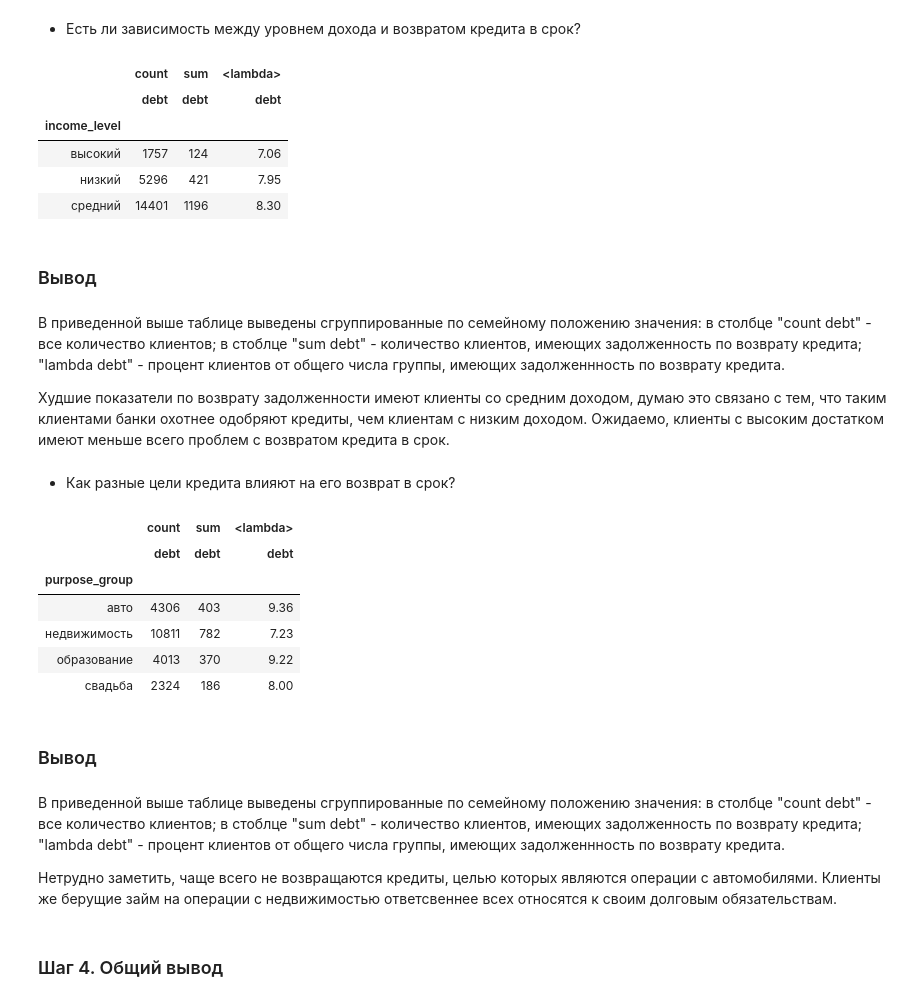
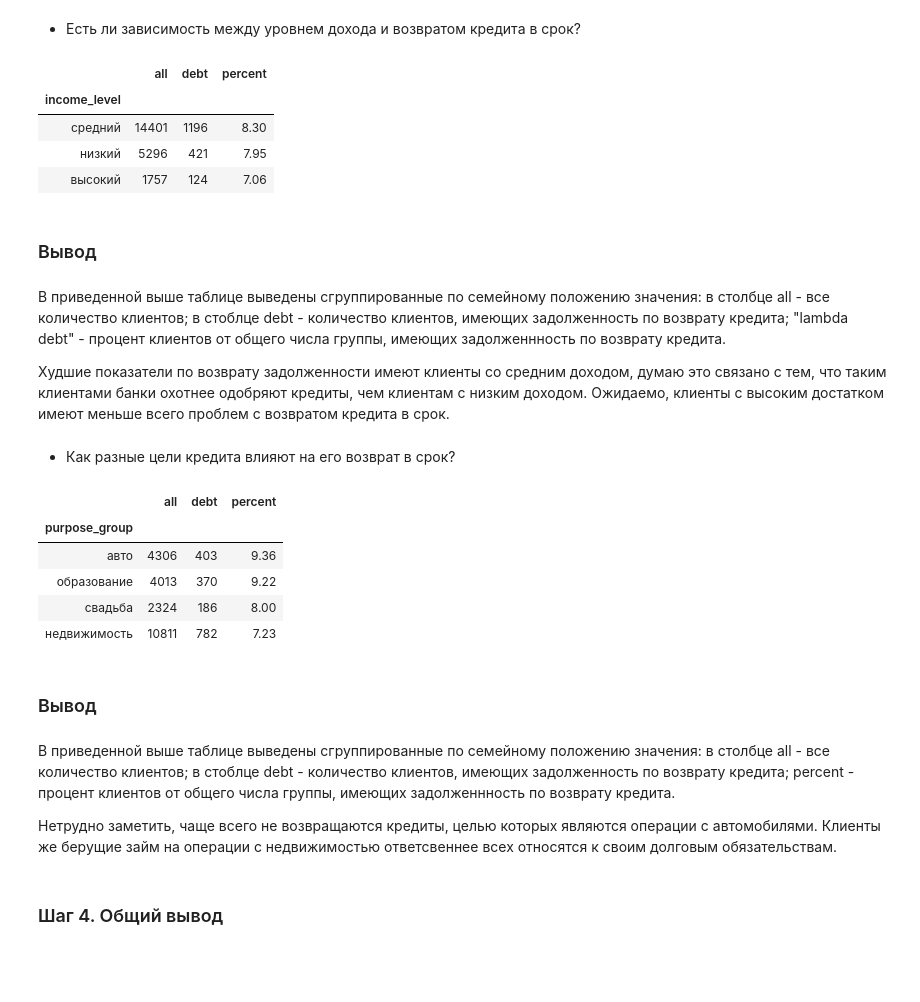
Before and after one commit to mogfl/Projects, a Jupyter notebook: 01. Исследование надежности заёмщиков банка/Исследование надежности заёмщиков банка.ipynb, the cells around one changed output. Drawn from its saved outputs; the diff is of its cells as text; code cells hidden in the pictures; blank space fills up the shorter version.

```diff
--- a/01. Исследование надежности заёмщиков банка/Исследование надежности заёмщиков банка.ipynb
+++ b/01. Исследование надежности заёмщиков банка/Исследование надежности заёмщиков банка.ipynb
@@ -345,61 +401,51 @@ data.pivot_table(index = 'family_status', values = 'debt' , aggfunc = ['count','
 Из таблицы видно, что хуже всего возвращают кредиты холостые и незамужние клиенты, и живущие в гражданском браке.
 # %% [markdown]
 - Есть ли зависимость между уровнем дохода и возвратом кредита в срок?
-# %%
-#income_all = data['income_level'].value_counts()
-
-#income_debt = data[data['debt']==1].groupby('income_level')['debt'].count()
-
-#income_debt_percent = round(income_debt/income_all*100, 2)
-
-#income_result = pd.concat([income_all, income_debt, income_debt_percent], axis = 1, sort = True)
-
-#income_result = income_result.set_axis(['all','debt_quantity','debt_percent'], axis = 'columns', inplace = False)
-
-#print(income_result.sort_values('debt_percent', ascending = False))
-
-data.pivot_table(index = 'income_level', values = 'debt' , aggfunc = ['count','sum', lambda s: round(s.sum()/s.count()*100, 2)] , dropna = True)
-# %% [output]
-|  | count | sum | <lambda> |
-|  | debt | debt | debt |
-| income_level |  |  |  |
-| высокий | 1757 | 124 | 7.06 |
-| низкий | 5296 | 421 | 7.95 |
-| средний | 14401 | 1196 | 8.30 |
+# %%
+income_debt = data.pivot_table(
+    index='income_level',
+    values='debt',
+    aggfunc=['count', 'sum', lambda s: round(s.sum() / s.count() * 100, 2)],
+    dropna=True)
+
+income_debt.columns = ['all', 'debt', 'percent']
+
+income_debt.sort_values('percent', ascending = False)
+# %% [output]
+|  | all | debt | percent |
+| income_level |  |  |  |
+| средний | 14401 | 1196 | 8.30 |
+| низкий | 5296 | 421 | 7.95 |
+| высокий | 1757 | 124 | 7.06 |
 # %% [markdown]
 ### Вывод
 # %% [markdown]
-В приведенной выше таблице выведены сгруппированные по семейному положению значения: в столбце "count debt" - все количество клиентов; в стоблце "sum debt" - количество клиентов, имеющих задолженность по возврату кредита; "lambda debt" - процент клиентов от общего числа группы, имеющих задолженнность по возврату кредита.
+В приведенной выше таблице выведены сгруппированные по семейному положению значения: в столбце all - все количество клиентов; в стоблце debt - количество клиентов, имеющих задолженность по возврату кредита; "lambda debt" - процент клиентов от общего числа группы, имеющих задолженнность по возврату кредита.
 
 Худшие показатели по возврату задолженности имеют клиенты со средним доходом, думаю это связано с тем, что таким клиентами банки охотнее одобряют кредиты, чем клиентам с низким доходом. Ожидаемо, клиенты с высоким достатком имеют меньше всего проблем с возвратом кредита в срок.
 # %% [markdown]
 - Как разные цели кредита влияют на его возврат в срок?
-# %%
-#purpose_all = data['purpose_group'].value_counts()
-
-#purpose_debt = data[data['debt'] == 1].groupby('purpose_group')['debt'].count()
-
-#purpose_debt_percent = round(purpose_debt/purpose_all*100, 2)
-
-#purpose_result = pd.concat([purpose_all, purpose_debt, purpose_debt_percent], axis = 1, sort = True)
-
-#purpose_result = purpose_result.set_axis(['all','debt_quantity','debt_pecrent'], axis = 'columns', inplace = False)
-
-#print(purpose_result.sort_values('debt_pecrent', ascending = False))
-
-data.pivot_table(index = 'purpose_group', values = 'debt' , aggfunc = ['count','sum', lambda s: round(s.sum()/s.count()*100, 2)] , dropna = True)
-# %% [output]
-|  | count | sum | <lambda> |
-|  | debt | debt | debt |
-| purpose_group |  |  |  |
-| авто | 4306 | 403 | 9.36 |
-| недвижимость | 10811 | 782 | 7.23 |
-| образование | 4013 | 370 | 9.22 |
-| свадьба | 2324 | 186 | 8.00 |
+# %%
+purpose_debt = data.pivot_table(
+    index='purpose_group',
+    values='debt',
+    aggfunc=['count', 'sum', lambda s: round(s.sum() / s.count() * 100, 2)],
+    dropna=True)
+
+purpose_debt.columns = ['all', 'debt', 'percent']
+
+purpose_debt.sort_values('percent', ascending = False)
+# %% [output]
+|  | all | debt | percent |
+| purpose_group |  |  |  |
+| авто | 4306 | 403 | 9.36 |
+| образование | 4013 | 370 | 9.22 |
+| свадьба | 2324 | 186 | 8.00 |
+| недвижимость | 10811 | 782 | 7.23 |
 # %% [markdown]
 ### Вывод
 # %% [markdown]
-В приведенной выше таблице выведены сгруппированные по семейному положению значения: в столбце "count debt" - все количество клиентов; в стоблце "sum debt" - количество клиентов, имеющих задолженность по возврату кредита; "lambda debt" - процент клиентов от общего числа группы, имеющих задолженнность по возврату кредита.
+В приведенной выше таблице выведены сгруппированные по семейному положению значения: в столбце all - все количество клиентов; в стоблце debt - количество клиентов, имеющих задолженность по возврату кредита; percent - процент клиентов от общего числа группы, имеющих задолженнность по возврату кредита.
 
 Нетрудно заметить, чаще всего не возвращаются кредиты, целью которых являются операции с автомобилями. Клиенты же берущие займ на операции с недвижимостью ответсвеннее всех относятся к своим долговым обязательствам.
 # %% [markdown]
```
Also changed, not shown: parts of 25 cells of this notebook, 1 other file.
